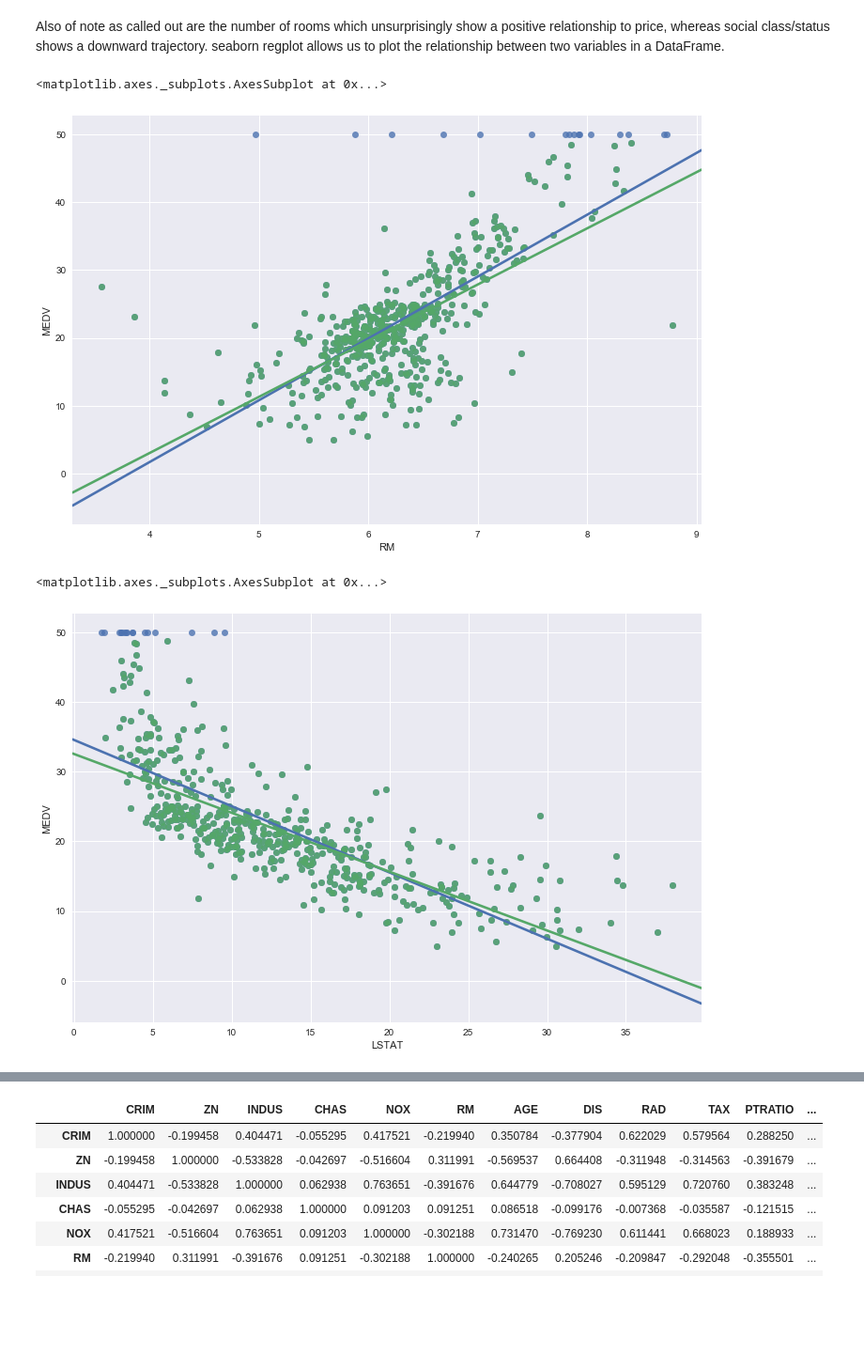
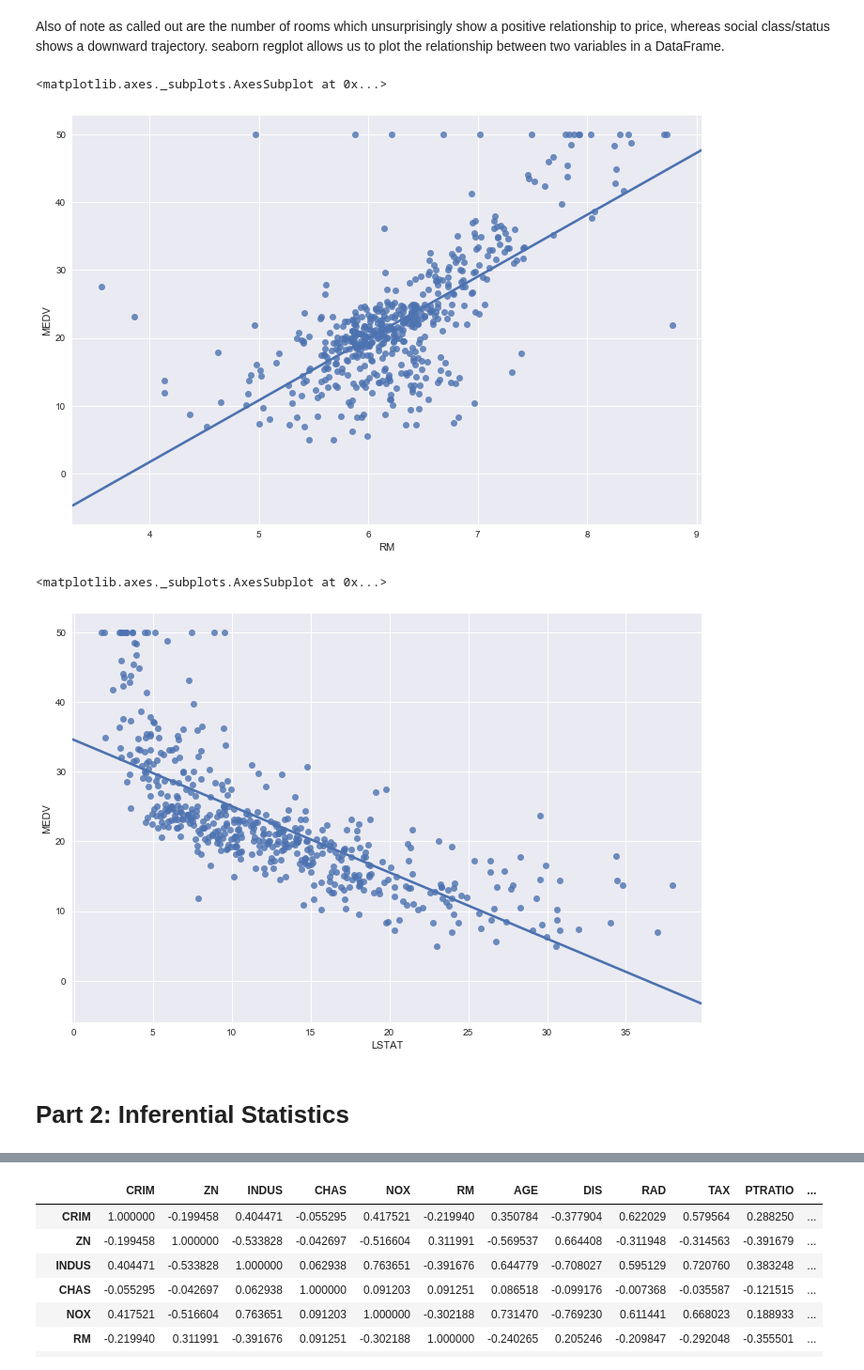
Before and after one commit to JohnONeillGMIT/MLandStatistics, a Jupyter notebook: Boston House Prices.ipynb, the cells around one changed output, grey strips where cells are left out. Shown at 94% size. Saved outputs shown, nothing was run; the diff lists cells and outputs as text; code cells hidden in the pictures; blank space fills up the shorter version.

```diff
--- a/Boston House Prices.ipynb
+++ b/Boston House Prices.ipynb
@@ -152,0 +140,4 @@ plt.show();
+# %%
+sns.set(rc={'figure.figsize':(12,8)})
+sns.distplot(df['RM'])
+plt.show();
@@ -161,18 +157,18 @@ Also of note as called out are the number of rooms which unsurprisingly show a p
 
 sns.set(rc={'figure.figsize':(12,8)})
 sns.regplot(x='RM', y='MEDV',data=df, ci=None)
-sns.regplot(x='RM', y='MEDV',data=df2, ci=None)
 # %% [output]
 <matplotlib.axes._subplots.AxesSubplot at 0x...>
-[figure, old version]
+[figure, new version]
 # %%
 
 sns.set(rc={'figure.figsize':(12,8)})
 sns.regplot(x='LSTAT', y='MEDV',data=df, ci=None)
-sns.regplot(x='LSTAT', y='MEDV',data=df2, ci=None)
 # %% [output]
 <matplotlib.axes._subplots.AxesSubplot at 0x...>
-[figure, old version]
+[figure, new version]
+# %% [markdown]
+# Part 2: Inferential Statistics
 # %% [markdown]
 ### Correlation
 Correlation is a statistical technique that can show whether and how strongly pairs of variables are related...Correlation works for quantifiable data in which numbers are meaningful, usually quantities of some sort.
```
Also changed, not shown: parts of 80 cells of this notebook.
